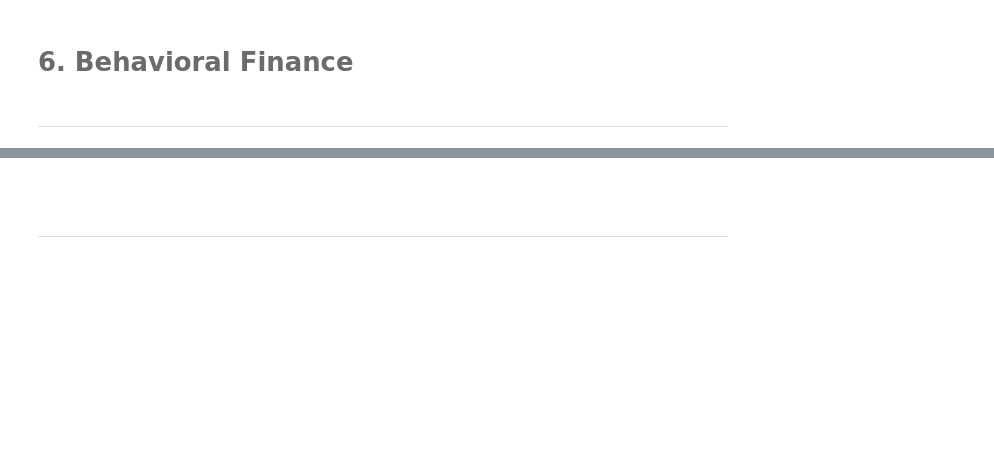
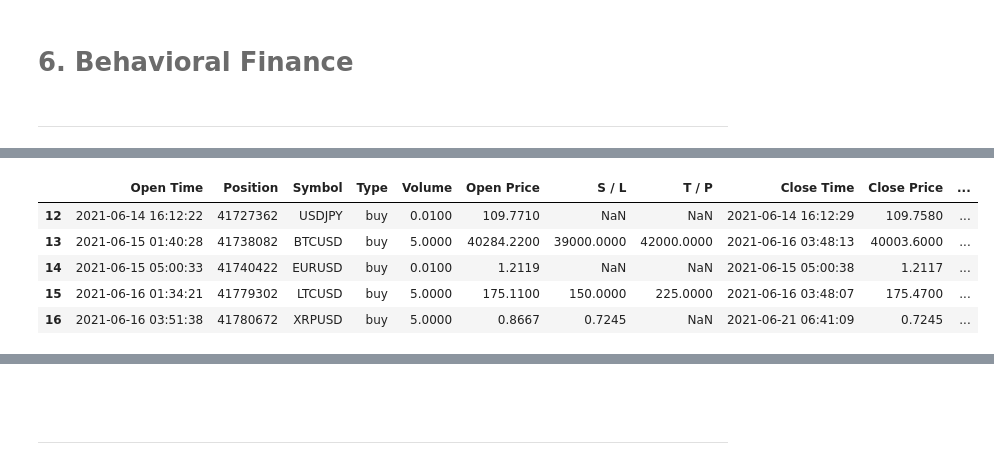
Before and after one commit to HKael/MYST-3, a Jupyter notebook: notebook.ipynb, the cells around one changed output, grey strips where cells are left out. Drawn from its saved outputs; the diff is of its cells as text; code cells hidden in the pictures; blank space fills up the shorter version.

```diff
--- a/notebook.ipynb
+++ b/notebook.ipynb
@@ -296,0 +323,10 @@ g_2(capital_evolution)
+# %%
+k = historical_data_3
+k.tail(5)
+# %% [output]
+|  | Open Time | Position | Symbol | Type | Volume | Open Price | S / L | T / P | Close Time | Close Price | ... |
+| 12 | 2021-06-14 16:12:22 | 41727362 | USDJPY | buy | 0.0100 | 109.7710 | NaN | NaN | 2021-06-14 16:12:29 | 109.7580 | ... |
+| 13 | 2021-06-15 01:40:28 | 41738082 | BTCUSD | buy | 5.0000 | 40284.2200 | 39000.0000 | 42000.0000 | 2021-06-16 03:48:13 | 40003.6000 | ... |
+| 14 | 2021-06-15 05:00:33 | 41740422 | EURUSD | buy | 0.0100 | 1.2119 | NaN | NaN | 2021-06-15 05:00:38 | 1.2117 | ... |
+| 15 | 2021-06-16 01:34:21 | 41779302 | LTCUSD | buy | 5.0000 | 175.1100 | 150.0000 | 225.0000 | 2021-06-16 03:48:07 | 175.4700 | ... |
+| 16 | 2021-06-16 03:51:38 | 41780672 | XRPUSD | buy | 5.0000 | 0.8667 | 0.7245 | NaN | 2021-06-21 06:41:09 | 0.7245 | ... |
```
Also changed, not shown: parts of 12 cells of this notebook.
